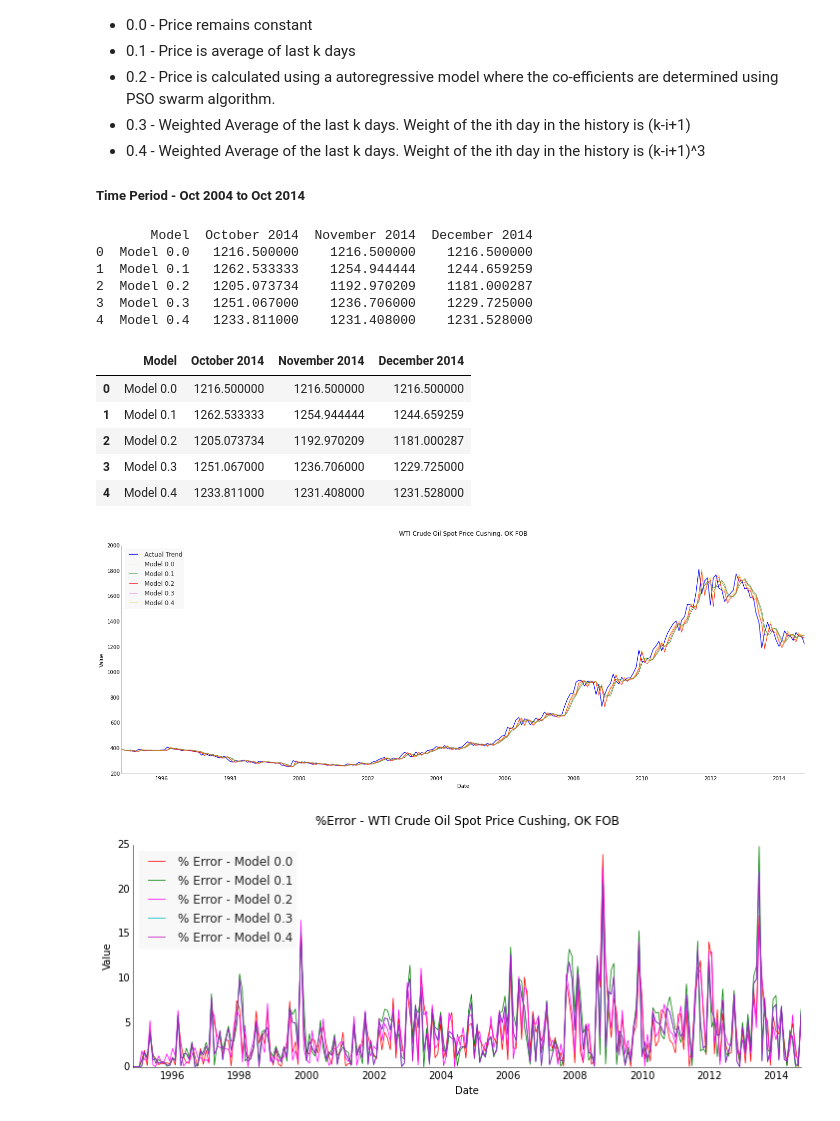
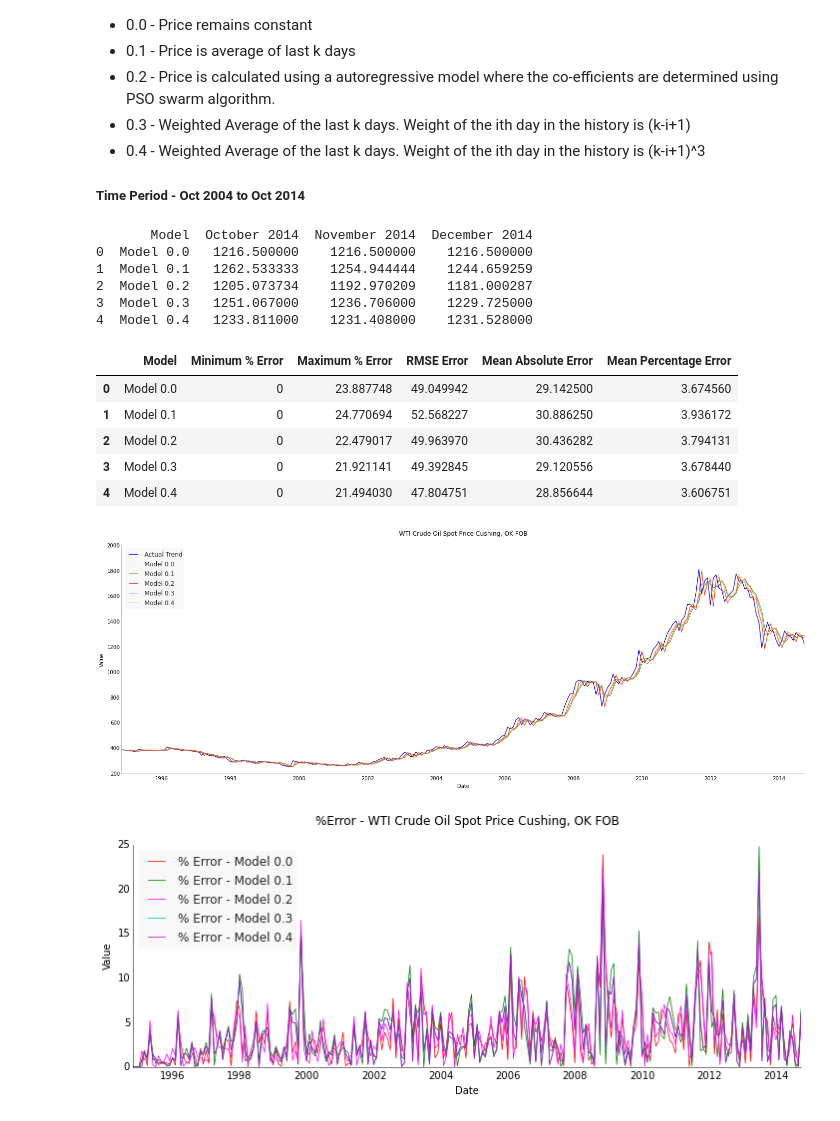
Before and after one commit to Sree-vathsan/CSE591-Data-Science-Project, a Jupyter notebook: baselineModel/bm_gold.ipynb, the cells around one changed output. Saved outputs shown, nothing was run; the diff lists cells and outputs as text; code cells hidden in the pictures.

```diff
--- a/baselineModel/bm_gold.ipynb
+++ b/baselineModel/bm_gold.ipynb
@@ -187,39 +187,38 @@ octForecast.append(1233.811)
 novForecast=[]
 novForecast.append(octForecast[0])
 novForecast.append((octForecast[1] + y[0] + y[1])/3)
 novForecast.append(octForecast[2]*0.976 + 0.01373*y[0] + 0.1157)
 novForecast.append(1236.706)
 novForecast.append(1231.408)
 decForecast=[]
 decForecast.append(novForecast[0])
 decForecast.append((novForecast[1] + octForecast[1] + y[0])/3)
 decForecast.append(novForecast[2]*0.976 + 0.01373*octForecast[2] + 0.1157)
 decForecast.append(1229.725)
 decForecast.append(1231.528)
 dfForecast['October 2014'] = octForecast
 dfForecast['November 2014'] = novForecast
 dfForecast['December 2014'] = decForecast
 print (dfForecast)
 dfErr
-dfForecast
 #(novForecast0,novForecast1,novForecast2)
 
 #print("Minimum % Error")
 #print(min(err_y))
 #print("Maximum % Error")
 #print(max(err_y))
 # %% [output]
        Model  October 2014  November 2014  December 2014
 0  Model 0.0   1216.500000    1216.500000    1216.500000
 1  Model 0.1   1262.533333    1254.944444    1244.659259
 2  Model 0.2   1205.073734    1192.970209    1181.000287
 3  Model 0.3   1251.067000    1236.706000    1229.725000
 4  Model 0.4   1233.811000    1231.408000    1231.528000
-|  | Model | October 2014 | November 2014 | December 2014 |
-| 0 | Model 0.0 | 1216.500000 | 1216.500000 | 1216.500000 |
-| 1 | Model 0.1 | 1262.533333 | 1254.944444 | 1244.659259 |
-| 2 | Model 0.2 | 1205.073734 | 1192.970209 | 1181.000287 |
-| 3 | Model 0.3 | 1251.067000 | 1236.706000 | 1229.725000 |
-| 4 | Model 0.4 | 1233.811000 | 1231.408000 | 1231.528000 |
+|  | Model | Minimum % Error | Maximum % Error | RMSE Error | Mean Absolute Error | Mean Percentage Error |
+| 0 | Model 0.0 | 0 | 23.887748 | 49.049942 | 29.142500 | 3.674560 |
+| 1 | Model 0.1 | 0 | 24.770694 | 52.568227 | 30.886250 | 3.936172 |
+| 2 | Model 0.2 | 0 | 22.479017 | 49.963970 | 30.436282 | 3.794131 |
+| 3 | Model 0.3 | 0 | 21.921141 | 49.392845 | 29.120556 | 3.678440 |
+| 4 | Model 0.4 | 0 | 21.494030 | 47.804751 | 28.856644 | 3.606751 |
 [figure]
 [figure]
```
Also changed, not shown: 1 other file.
